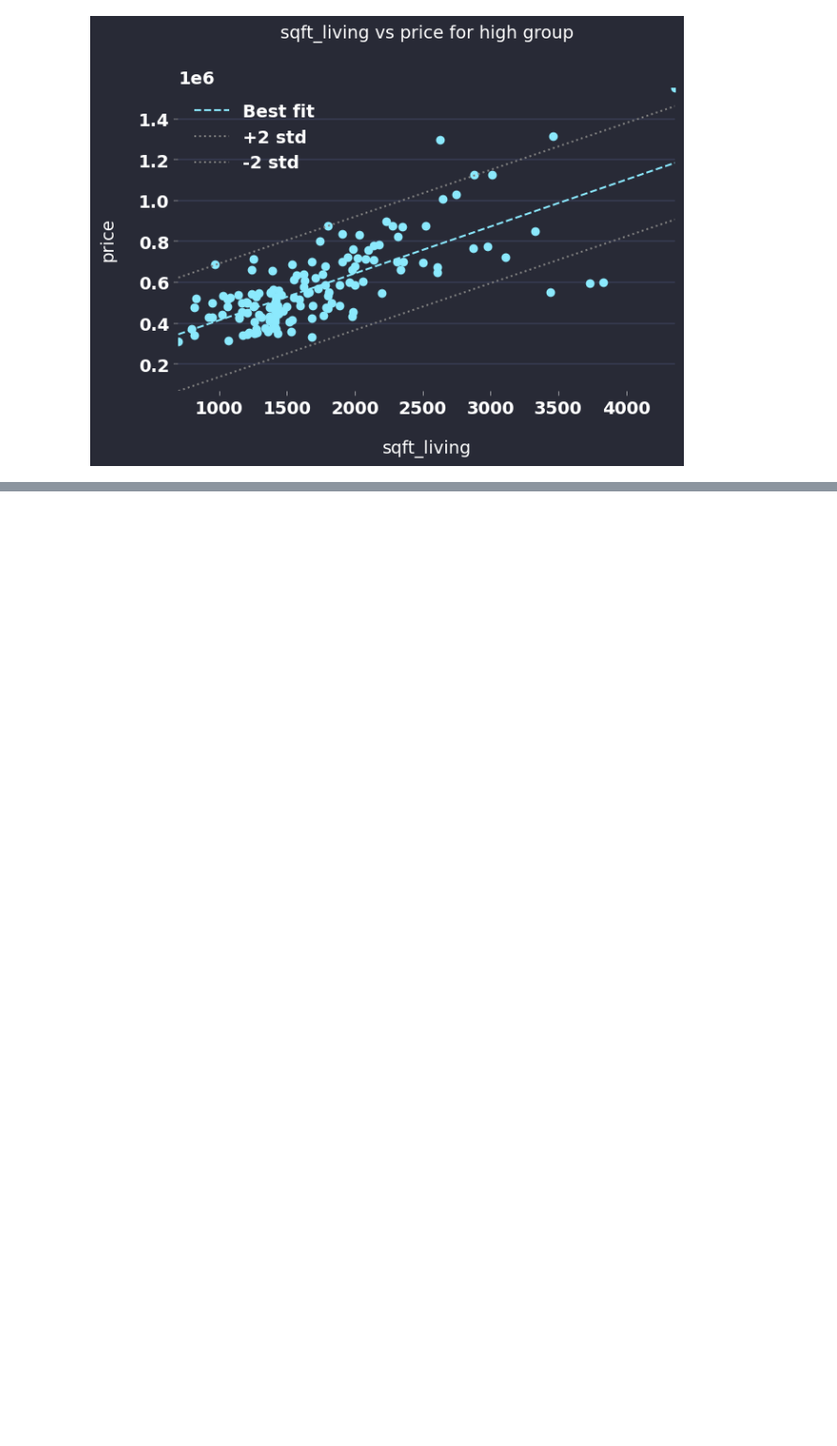
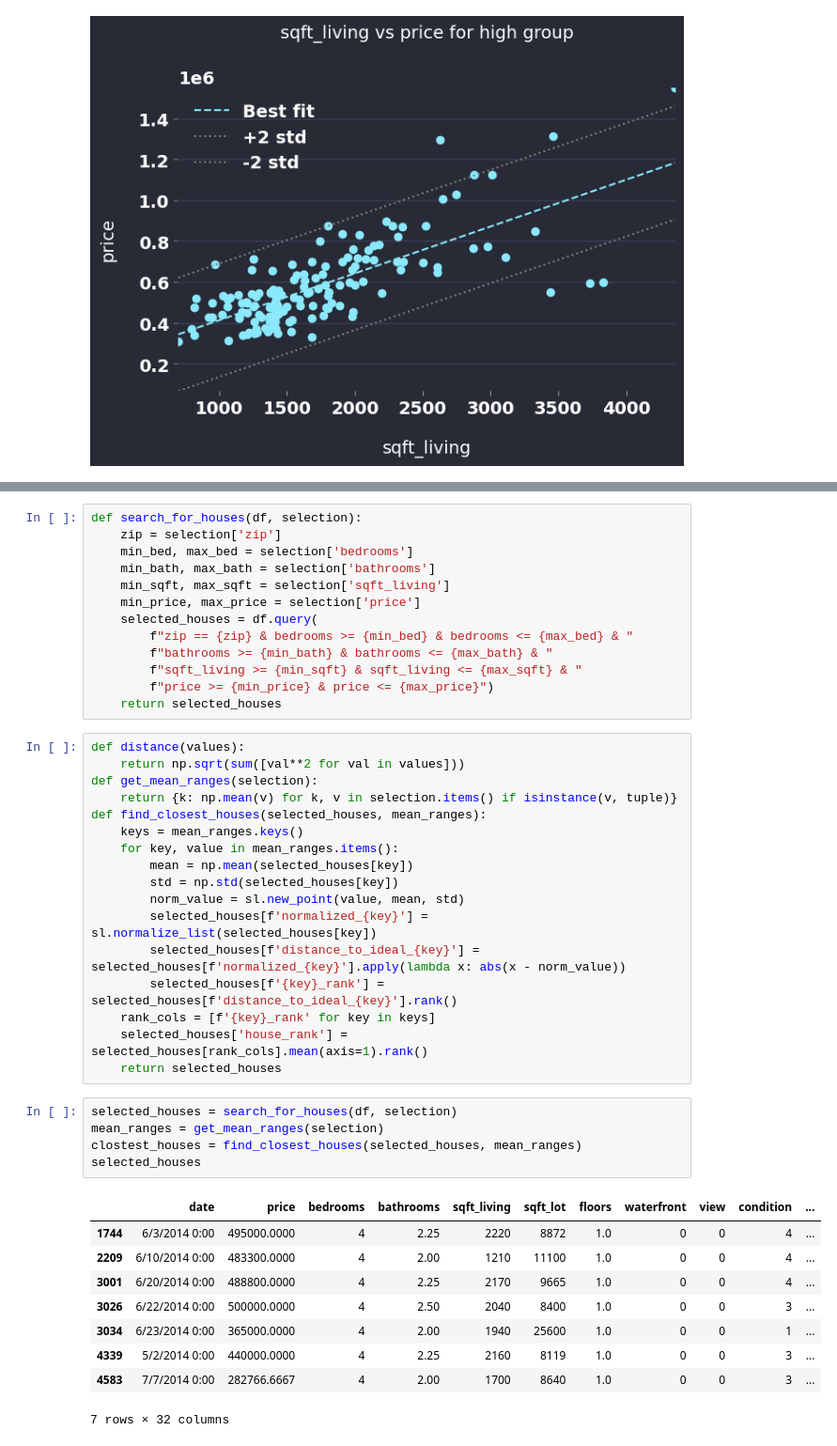
Before and after one commit to Charles-Roush/seattle_housing, a Jupyter notebook: analysis.ipynb, the cells around one changed output, grey strips where cells are left out. Shown at 94% size. Cells and saved outputs as stored; diff of their text form; blank space fills up the shorter version.

```diff
--- a/analysis.ipynb
+++ b/analysis.ipynb
@@ -78,0 +92,45 @@ for name, houses in houses_dfs.items():
+# %%
+def search_for_houses(df, selection):
+    zip = selection['zip']
+    min_bed, max_bed = selection['bedrooms']
+    min_bath, max_bath = selection['bathrooms']
+    min_sqft, max_sqft = selection['sqft_living']
+    min_price, max_price = selection['price']
+    selected_houses = df.query(
+        f"zip == {zip} & bedrooms >= {min_bed} & bedrooms <= {max_bed} & "
+        f"bathrooms >= {min_bath} & bathrooms <= {max_bath} & "
+        f"sqft_living >= {min_sqft} & sqft_living <= {max_sqft} & "
+        f"price >= {min_price} & price <= {max_price}")
+    return selected_houses
+# %%
+def distance(values):
+    return np.sqrt(sum([val**2 for val in values]))
+def get_mean_ranges(selection):
+    return {k: np.mean(v) for k, v in selection.items() if isinstance(v, tuple)}
+def find_closest_houses(selected_houses, mean_ranges):
+    keys = mean_ranges.keys()
+    for key, value in mean_ranges.items():
+        mean = np.mean(selected_houses[key])
+        std = np.std(selected_houses[key])
+        norm_value = sl.new_point(value, mean, std)
+        selected_houses[f'normalized_{key}'] = sl.normalize_list(selected_houses[key])
+        selected_houses[f'distance_to_ideal_{key}'] = selected_houses[f'normalized_{key}'].apply(lambda x: abs(x - norm_value))
+        selected_houses[f'{key}_rank'] = selected_houses[f'distance_to_ideal_{key}'].rank()
+    rank_cols = [f'{key}_rank' for key in keys]
+    selected_houses['house_rank'] = selected_houses[rank_cols].mean(axis=1).rank()
+    return selected_houses
+# %%
+selected_houses = search_for_houses(df, selection)
+mean_ranges = get_mean_ranges(selection)
+clostest_houses = find_closest_houses(selected_houses, mean_ranges)
+selected_houses
+# %% [output]
+|  | date | price | bedrooms | bathrooms | sqft_living | sqft_lot | floors | waterfront | view | condition | ... |
+| 1744 | 6/3/2014 0:00 | 495000.0000 | 4 | 2.25 | 2220 | 8872 | 1.0 | 0 | 0 | 4 | ... |
+| 2209 | 6/10/2014 0:00 | 483300.0000 | 4 | 2.00 | 1210 | 11100 | 1.0 | 0 | 0 | 4 | ... |
+| 3001 | 6/20/2014 0:00 | 488800.0000 | 4 | 2.25 | 2170 | 9665 | 1.0 | 0 | 0 | 4 | ... |
+| 3026 | 6/22/2014 0:00 | 500000.0000 | 4 | 2.50 | 2040 | 8400 | 1.0 | 0 | 0 | 3 | ... |
+| 3034 | 6/23/2014 0:00 | 365000.0000 | 4 | 2.00 | 1940 | 25600 | 1.0 | 0 | 0 | 1 | ... |
+| 4339 | 5/2/2014 0:00 | 440000.0000 | 4 | 2.25 | 2160 | 8119 | 1.0 | 0 | 0 | 3 | ... |
+| 4583 | 7/7/2014 0:00 | 282766.6667 | 4 | 2.00 | 1700 | 8640 | 1.0 | 0 | 0 | 3 | ... |
+7 rows × 32 columns
```
Also changed, not shown: parts of 2 cells of this notebook.
